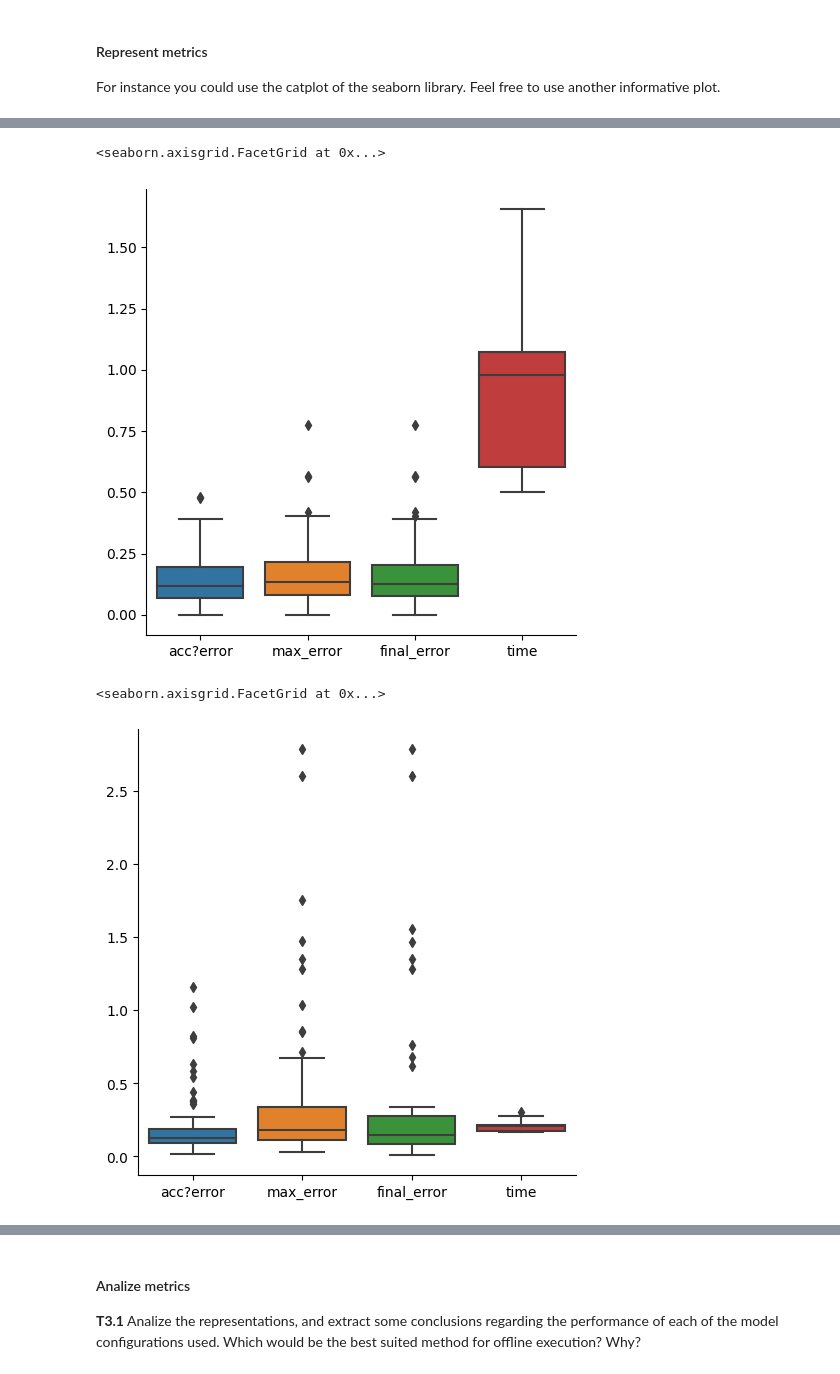
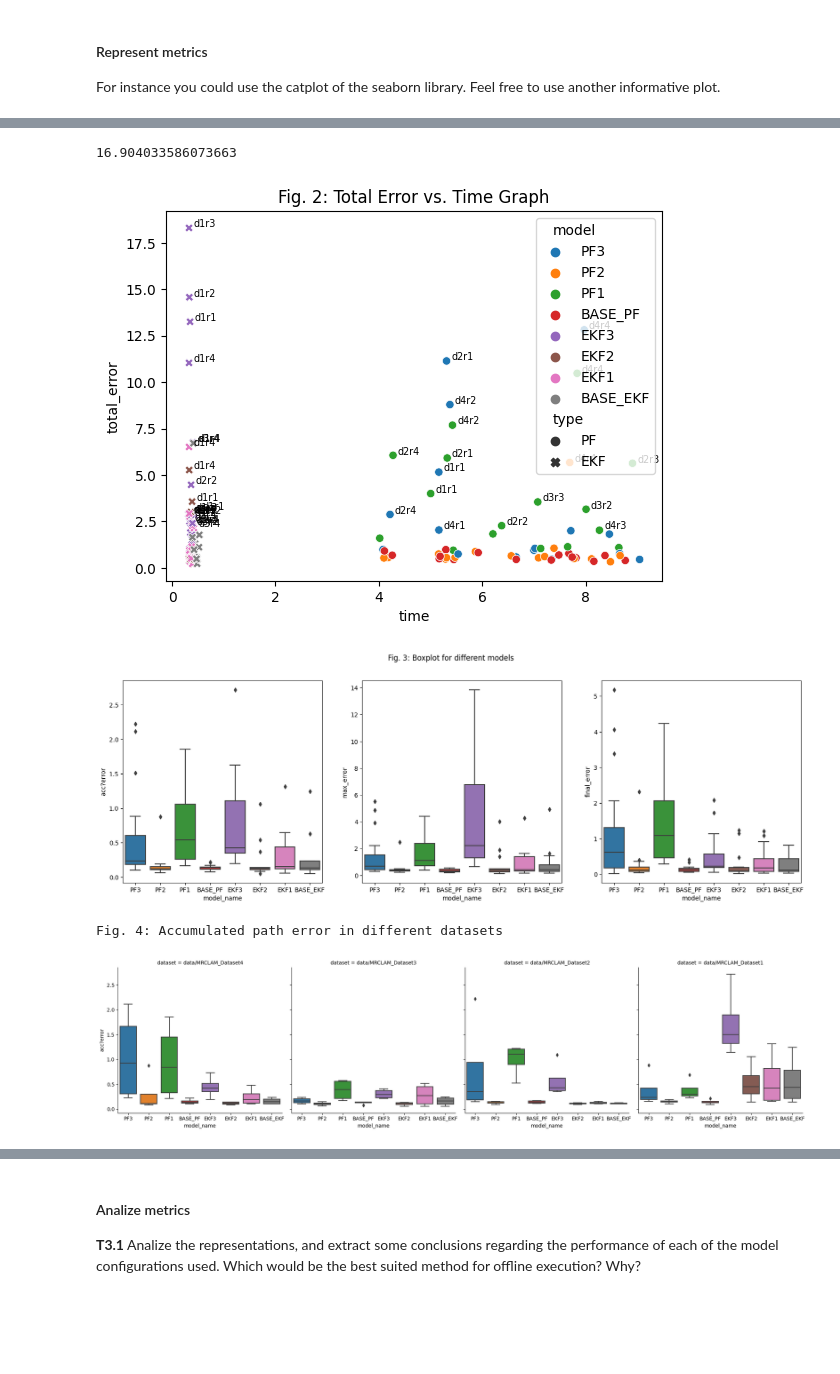
Before and after one commit to raisul-kibria/localization_and_mapping, a Jupyter notebook: notebooks/E1_Localization.ipynb, the cells around one changed output, grey strips where cells are left out. Saved outputs shown, nothing was run; the diff lists cells and outputs as text; code cells hidden in the pictures; blank space fills up the shorter version.

```diff
--- a/notebooks/E1_Localization.ipynb
+++ b/notebooks/E1_Localization.ipynb
@@ -137,4 +133,0 @@ joint_df = joint_df.join(ekf.states, rsuffix = '_ekf').dropna()
-# %%
-joint_df = ekf.states.join(ekf.gt, rsuffix = '_gt').dropna()
-# %%
-e_path, e_max, e_end = normalized_path_error(joint_df)
@@ -149,2 +133,0 @@ e_path, e_max, e_end
-# %%
-e_path, e_max, e_end = normalized_path_error_optim(joint_df)
@@ -161,18 +140,20 @@ models = {
     },
     'EKF1': {
         'type' : 'EKF',
-        'R': np.diagflat(np.array([0.0, 1, 100]))** 2,
-        'Q': np.diagflat(np.array([100, 50, 1e16]))** 2
+        'description': 'higher measurement noise',
+        'R': np.diagflat(np.array([1.0, 1.0, 10]))** 2,
+        'Q': np.diagflat(np.array([600, 600, 2e16]))** 2
     },
     'EKF2': {
         'type' : 'EKF',
-        'R': np.diagflat(np.array([2, 2, 200]))** 2,
-        'Q': np.diagflat(np.array([5000, 5000, 0.1]))** 2
+        'description': 'higher motion noise',
+        'R': np.diagflat(np.array([2.0, 2.0, 20.0]))** 2,
+        'Q': np.diagflat(np.array([300, 300, 1e16]))** 2
     },
     'EKF3': {
         'type' : 'EKF',
-        'R': np.diagflat(np.array([.001, .1, 1000]))** 2,
-        'Q': np.diagflat(np.array([1000, 1000, 1e20]))** 2
+        'R': np.diagflat(np.array([.001, .001, 1000]))** 2,
+        'Q': np.diagflat(np.array([10.0, 10.0, 1e16]))** 2
     },
     'BASE_PF': {
         'type' : 'PF',
@@ -198,12 +179,6 @@ models = {
         'motion_noise': np.array([.1, .1, 0.2, 0.1, 0.3]),
         'measurement_noise': np.array([0.001, 0.01])
     },
-    'PF4': {
-        'type' : 'PF',
-        'description': 'balanced params',
-        'motion_noise': np.array([0.01,0.01,0.1,0.1,0.2]),
-        'measurement_noise': np.array([0.001, 0.01])
-    },
 }
 # %%
 datasets = ["data/MRCLAM_Dataset1",
@@ -303,11 +241,32 @@ ValueError: Item wrong length 1 instead of 144.
+# %%
+errors.groupby('type')['time'].mean()['PF'] / errors.groupby('type')['time'].mean()['EKF']
+# %% [output]
+16.904033586073663
+# %%
+df = pd.DataFrame(zip(errors['acc?error']  + errors['max_error'] + errors['final_error'], errors['time'], errors['model_name'], errors['type'], errors['identifier']), columns = ['total_error', 'time', 'model', 'type', 'identifier'])
+sns.scatterplot(df, hue='model', x='time', y='total_error', style='type')
+for _, dfr in df.iterrows():
+    if dfr['total_error'] > 2:
+        plt.text(dfr['time']+0.09, dfr['total_error']+.05, dfr['identifier'], fontsize = 'x-small')
+plt.title('Fig. 2: Total Error vs. Time Graph')
+plt.show()
+# %% [output]
+[figure, added]
 # %%
 # Represent metrics for all experiments
-sns.catplot(errors[errors['type']=='PF'], kind='box')
+f, axes = plt.subplots(1, 3, figsize=(20, 6))
+sns.boxplot(errors, x='model_name', y='acc?error', ax=axes[0])
+sns.boxplot(errors, x='model_name', y='max_error', ax=axes[1])
+sns.boxplot(errors, x='model_name', y='final_error', ax=axes[2])
+
+f.suptitle("Fig. 3: Boxplot for different models")
+plt.show()
 # %% [output]
-<seaborn.axisgrid.FacetGrid at 0x...>
-[figure, old version]
+[figure, new version]
 # %%
-sns.catplot(errors[errors['type']=='EKF'], kind='box')
+print("Fig. 4: Accumulated path error in different datasets")
+sns.catplot(errors, x='model_name', y='acc?error', col='dataset', kind='box')
+plt.show()
 # %% [output]
-<seaborn.axisgrid.FacetGrid at 0x...>
+Fig. 4: Accumulated path error in different datasets
-[figure, old version]
+[figure, new version]
```
Also changed, not shown: parts of 32 cells of this notebook, 2 other files.
